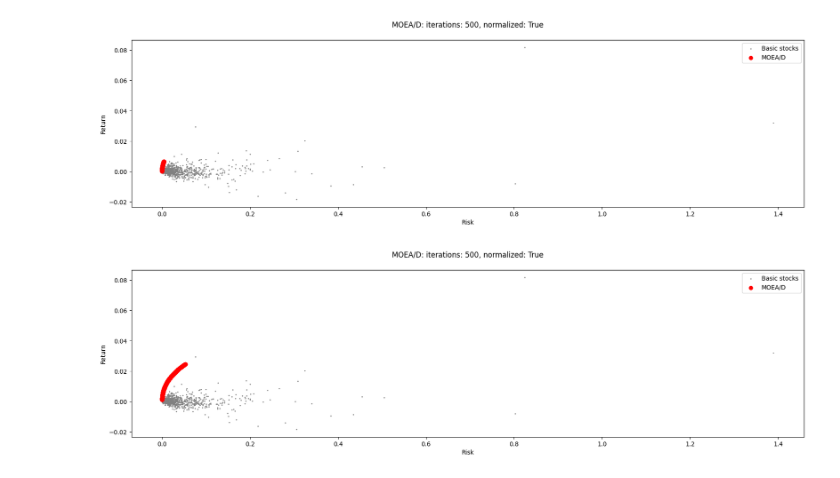
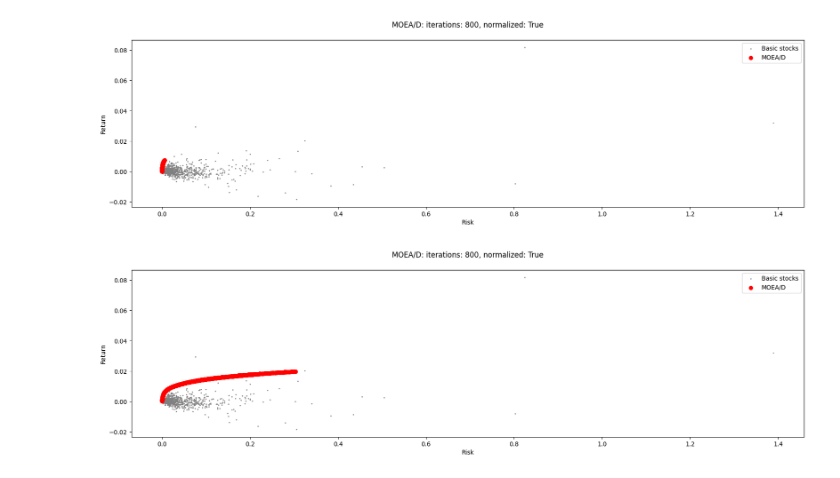
Before and after one commit to MaksWisniewski/PortfolioOpt, a Jupyter notebook: moead_wigXL.ipynb, the cells around one changed output. Drawn from its saved outputs; the diff is of its cells as text; code cells hidden in the pictures.

```diff
--- a/moead_wigXL.ipynb
+++ b/moead_wigXL.ipynb
@@ -168,12 +168,12 @@ show_results(stock_risk=stock_returns_semi_var,
 # %%
 show_results(stock_risk=stock_returns_semi_var,
              objective_function=portfolio_objective_function(risk_function=portfolio_risk_semi_var),
-             moead_kwargs={'number_of_iterations': 500,
+             moead_kwargs={'number_of_iterations': 800,
                            'weight_vectors': default_weight_vectors(100),
-                           'neighborhood_size': 50,
+                           'neighborhood_size': 25,
                            'mutation_probability': 0.16,
                            'normalize': True,
                            'crossover_operator': moead_operators.differential_crossover,
                            'mutation_operator': moead_operators.change_pair_mutation})
 # %% [output]
-[figure, old version]
+[figure, new version]
```
Also changed, not shown: parts of 8 cells of this notebook, 3 other files.
